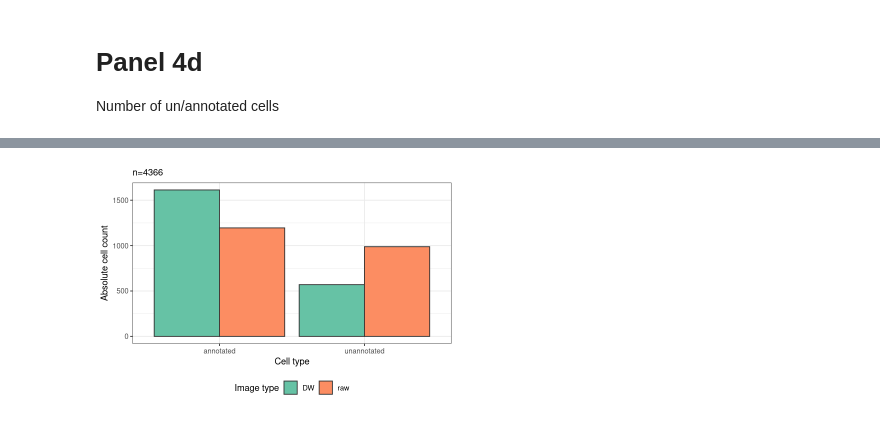
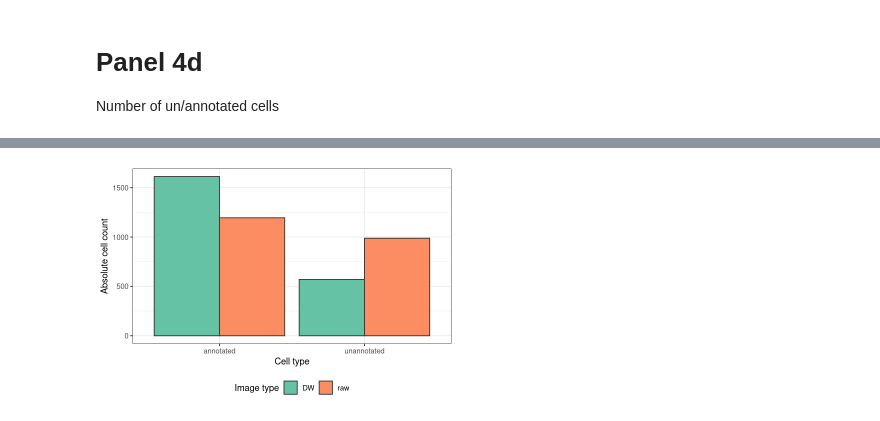
Before and after one commit to ggirelli/deconwolf-in-situ-transcriptomics, a Jupyter notebook: manuscript/1.0_panels-F4.ipynb, the cells around one changed output, grey strips where cells are left out. Drawn from its saved outputs; the diff is of its cells as text; code cells hidden in the pictures.

```diff
--- a/manuscript/1.0_panels-F4.ipynb
+++ b/manuscript/1.0_panels-F4.ipynb
@@ -167,13 +177,13 @@ Number of un/annotated cells
 # %%
 options(repr.plot.width=6, repr.plot.height=4)
 p = ggplot(cell_data[, .N, by=c("annotated", "image_type")], aes(x=annotated, y=N, fill=image_type)) +
     geom_col(position="dodge", color="#323232") +
     theme_bw() + theme(legend.position="bottom") +
     scale_fill_brewer("Image type", palette="Set2") +
-    labs(x="Cell type", y="Absolute cell count", subtitle=sprintf("n=%d", nrow(cell_data)))
+    labs(x="Cell type", y="Absolute cell count")
 print(p)
 # %% [output]
-[figure, old version]
+[figure, new version]
 # %%
 ggsave(plot=p, file="panels/fig_4d.png", width=4, height=4)
 saveRDS(p, "panels_rds/fig_4d.rds")
```
Also changed, not shown: parts of 1 cell of this notebook, 2 other files.
